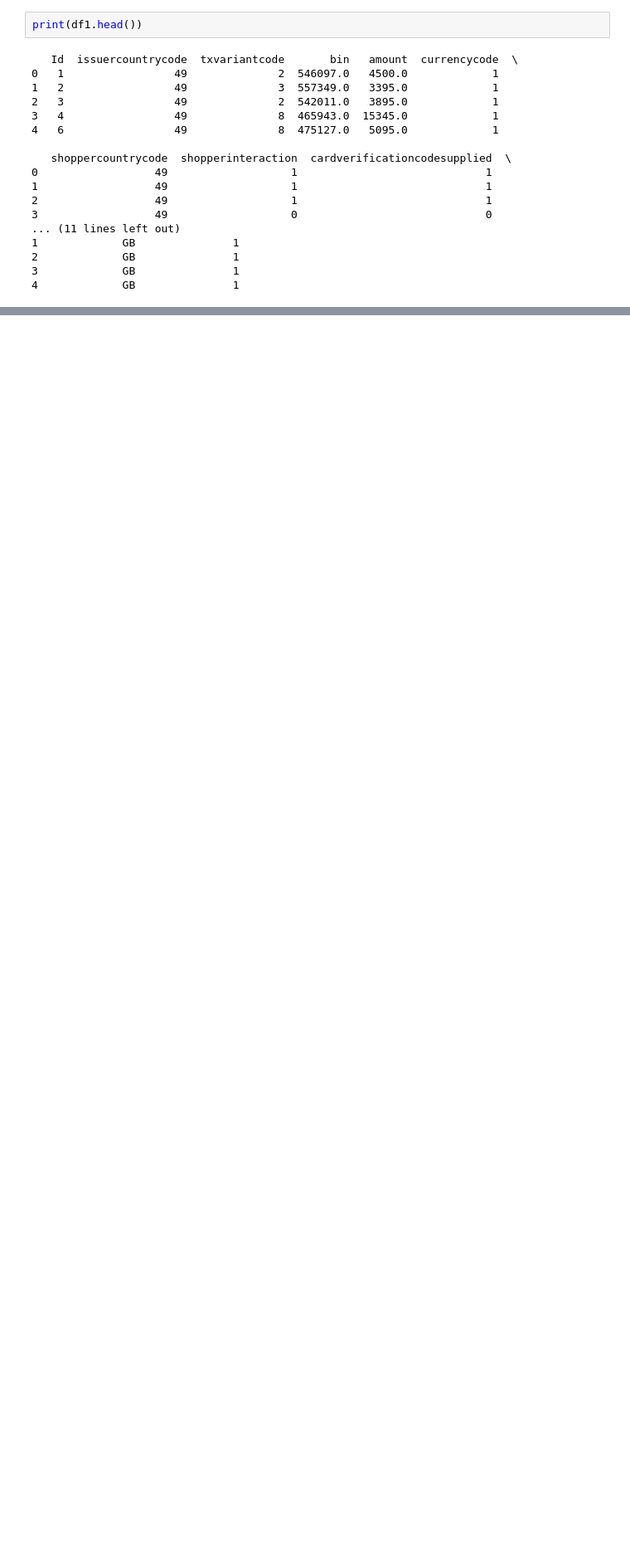
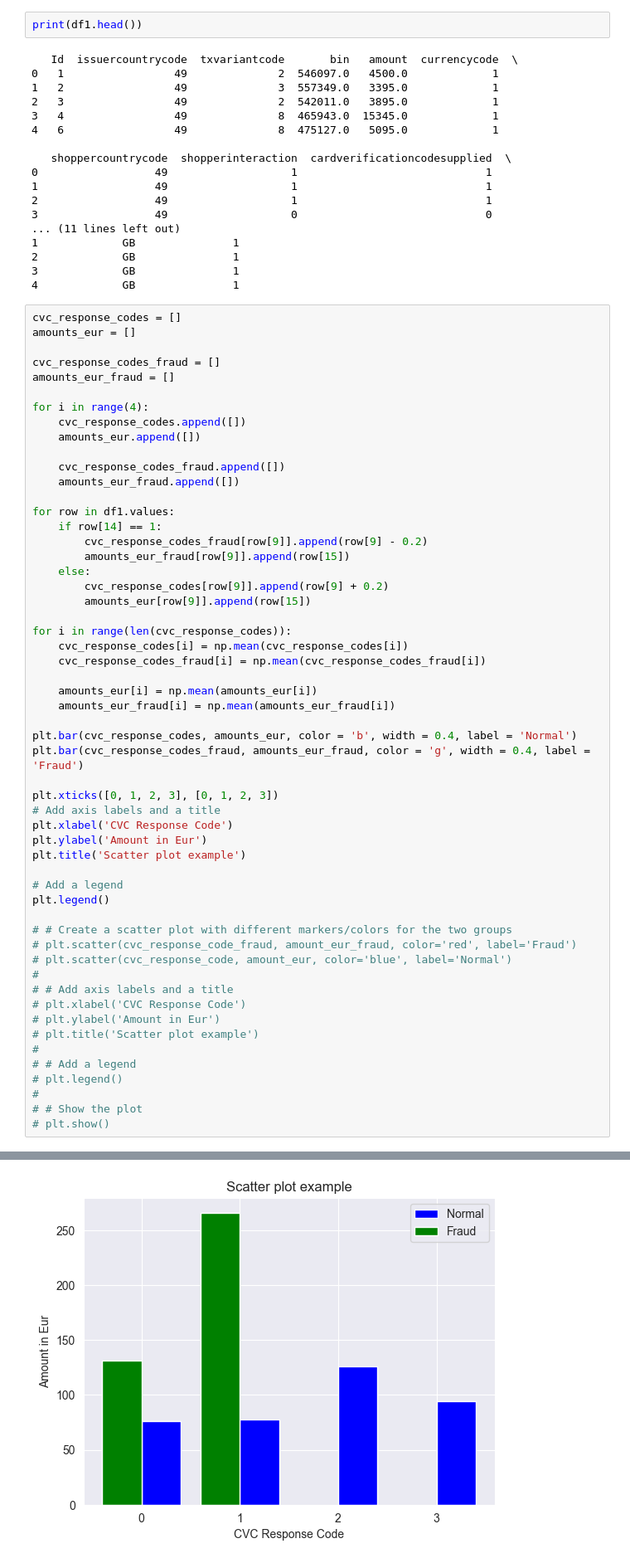
Before and after one commit to suhaib1769/CDA_Group42, a Jupyter notebook: Lab_1/W1_Visuals_Otte.ipynb, the cells around one changed output, grey strips where cells are left out. Shown at 83% size. Cells and saved outputs as stored; diff of their text form; blank space fills up the shorter version.

```diff
--- a/Lab_1/W1_Visuals_Otte.ipynb
+++ b/Lab_1/W1_Visuals_Otte.ipynb
@@ -197,3 +197,59 @@ print(df1.head())
 2             GB               1
 3             GB               1
 4             GB               1
+# %%
+cvc_response_codes = []
+amounts_eur = []
+
+cvc_response_codes_fraud = []
+amounts_eur_fraud = []
+
+for i in range(4):
+    cvc_response_codes.append([])
+    amounts_eur.append([])
+
+    cvc_response_codes_fraud.append([])
+    amounts_eur_fraud.append([])
+
+for row in df1.values:
+    if row[14] == 1:
+        cvc_response_codes_fraud[row[9]].append(row[9] - 0.2)
+        amounts_eur_fraud[row[9]].append(row[15])
+    else:
+        cvc_response_codes[row[9]].append(row[9] + 0.2)
+        amounts_eur[row[9]].append(row[15])
+
+for i in range(len(cvc_response_codes)):
+    cvc_response_codes[i] = np.mean(cvc_response_codes[i])
+    cvc_response_codes_fraud[i] = np.mean(cvc_response_codes_fraud[i])
+
+    amounts_eur[i] = np.mean(amounts_eur[i])
+    amounts_eur_fraud[i] = np.mean(amounts_eur_fraud[i])
+
+plt.bar(cvc_response_codes, amounts_eur, color = 'b', width = 0.4, label = 'Normal')
+plt.bar(cvc_response_codes_fraud, amounts_eur_fraud, color = 'g', width = 0.4, label = 'Fraud')
+
+plt.xticks([0, 1, 2, 3], [0, 1, 2, 3])
+# Add axis labels and a title
+plt.xlabel('CVC Response Code')
+plt.ylabel('Amount in Eur')
+plt.title('Scatter plot example')
+
+# Add a legend
+plt.legend()
+
+# # Create a scatter plot with different markers/colors for the two groups
+# plt.scatter(cvc_response_code_fraud, amount_eur_fraud, color='red', label='Fraud')
+# plt.scatter(cvc_response_code, amount_eur, color='blue', label='Normal')
+#
+# # Add axis labels and a title
+# plt.xlabel('CVC Response Code')
+# plt.ylabel('Amount in Eur')
+# plt.title('Scatter plot example')
+#
+# # Add a legend
+# plt.legend()
+#
+# # Show the plot
+# plt.show()
+# %% [output]
@@ -200 +257,2 @@ print(df1.head())
+[figure, added]
 # %%
```
Also changed, not shown: parts of 4 cells of this notebook.
